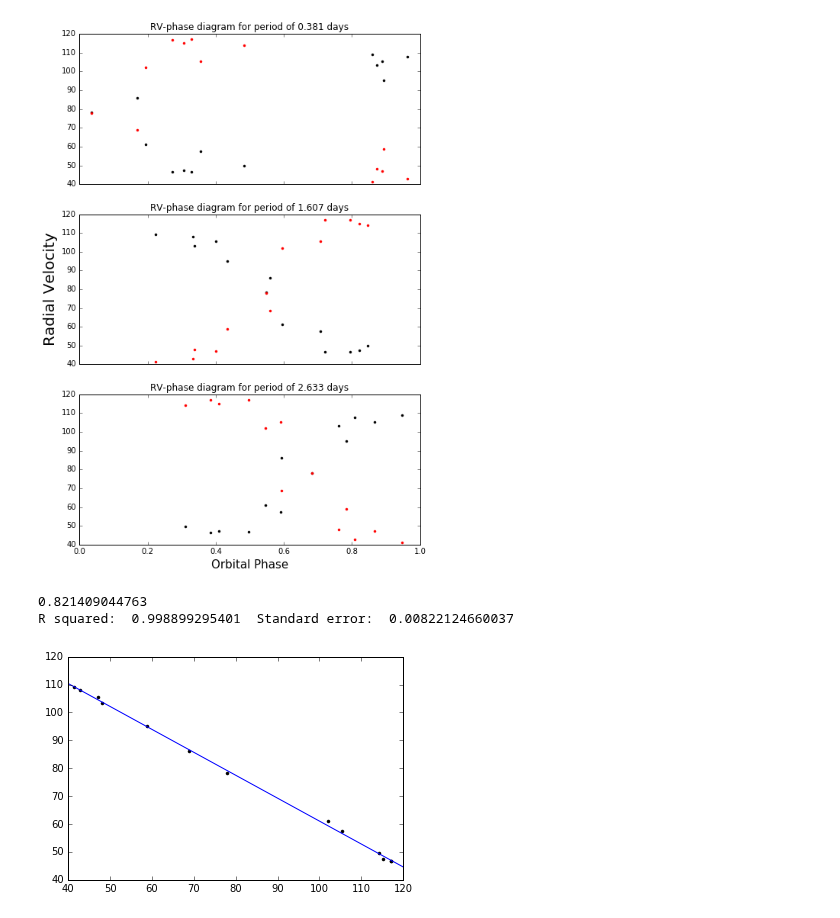
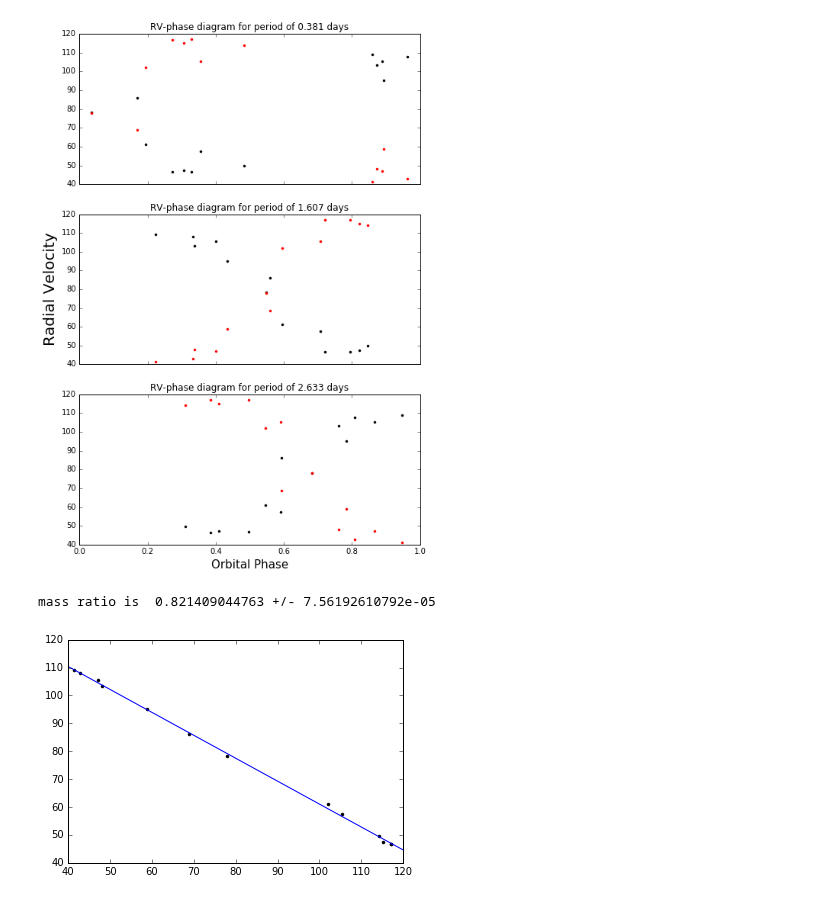
Before and after one commit to jacob-i-skinner/Orbit-Fitting, a Jupyter notebook: 2M06115599+3325505.ipynb, the cells around one changed output. Cells and saved outputs as stored; diff of their text form; code cells hidden in the pictures.

```diff
--- a/2M06115599+3325505.ipynb
+++ b/2M06115599+3325505.ipynb
@@ -162,17 +88,11 @@ fig.set_figwidth(8)
 #plt.savefig(filename + ' RV-phase diagram.pdf')
 # %% [output]
 [figure]
-# %%
-#below is the mass ratio calculation
-p = [datum[1] for datum in system if not np.isnan(datum[1]+datum[2])]
-s = [datum[2] for datum in system if not np.isnan(datum[1]+datum[2])]
-slope, intercept, r_value, p_value, std_err = stats.linregress(s,p)
-R2 = r_value**2
-plt.plot(s, p, 'k.')
-plt.plot(np.linspace(40, 120, num=4), slope*np.linspace(40, 120, num=4)+intercept)
-print(-slope)
-print('R squared: ', R2, ' Standard error: ', std_err)
-# %% [output]
-0.821409044763
-R squared:  0.998899295401  Standard error:  0.00822124660037
-[figure, removed]
+# %%
+mass_ratio, intercept, r_squared, standard_error, slope_error = massRatio(RVs,RVp, system)
+plt.plot(RVs, RVp, 'k.')
+plt.plot(np.array([40, 120]), -mass_ratio*np.array([40, 120])+intercept)
+print('mass ratio is ', mass_ratio, "+/-", slope_error)
+# %% [output]
+mass ratio is  0.821409044763 +/- 7.56192610792e-05
+[figure, added]
```
Also changed, not shown: parts of 3 cells of this notebook, 7 other files.
